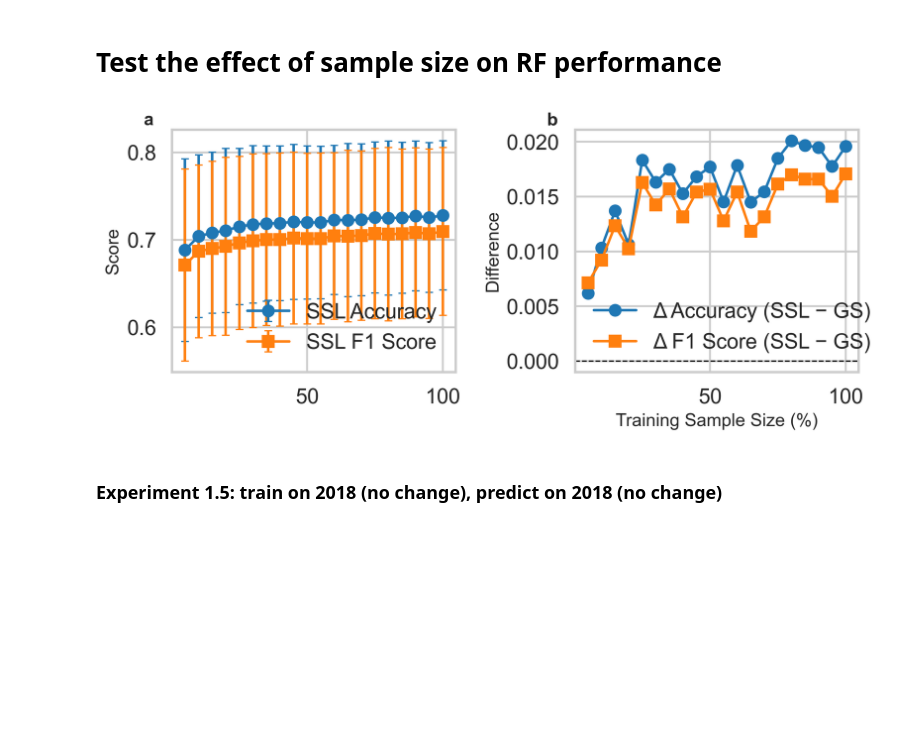
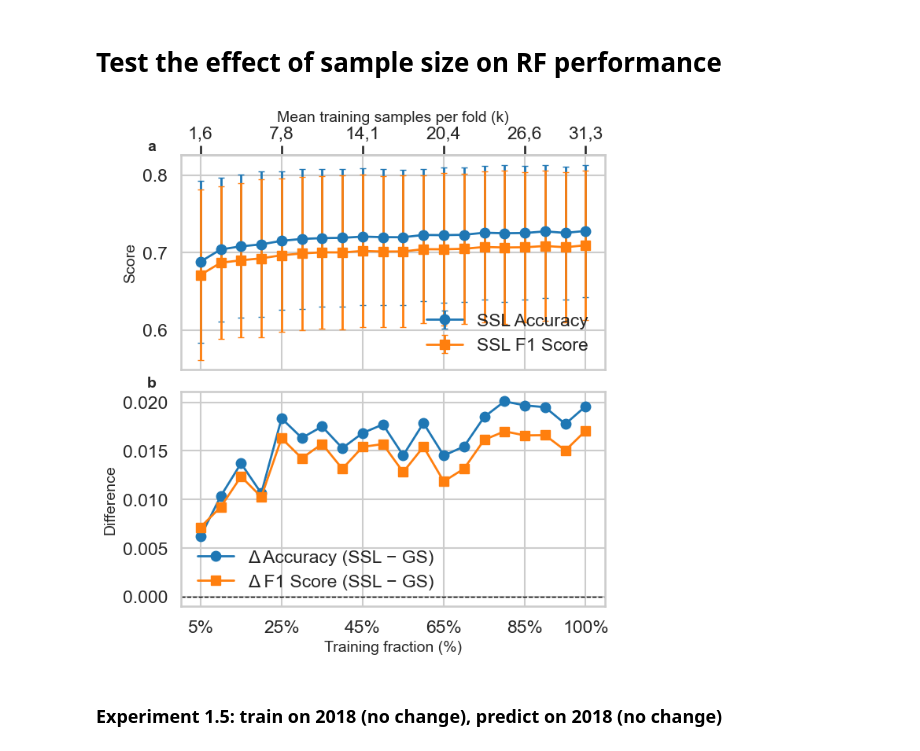
Before and after one commit to Geethen/hypinvalimap, a Jupyter notebook: code/LUCAS/Landsat_experiments_22082025.ipynb, the cells around one changed output. Saved outputs shown, nothing was run; the diff lists cells and outputs as text; code cells hidden in the pictures; blank space fills up the shorter version.

Commit message:
updated figs and uploaded wessels exp3 data

```diff
--- a/code/LUCAS/Landsat_experiments_22082025.ipynb
+++ b/code/LUCAS/Landsat_experiments_22082025.ipynb
@@ -3591,45 +3679,103 @@ results_df = pd.DataFrame(results)
+# %%
+results_df = pd.DataFrame(results)
 # %%
 # ======================================================
-# Publication-quality plot
+# Publication-quality plot with switched x-axes
 # ======================================================
+import matplotlib.pyplot as plt
+import seaborn as sns
+import numpy as np
+
 sns.set_context("talk")
 sns.set_style("whitegrid")
 
-fig, axes = plt.subplots(1, 2, figsize=(9, 4), sharex=True)
+fig, axes = plt.subplots(
+    2, 1, figsize=(6.5, 7), sharex=True, constrained_layout=True
+)
 
-# --- Panel (a): SSL Accuracy and F1 ---
+# ------------------------------------------------------
+# X values
+# ------------------------------------------------------
+x_frac = results_df["fraction"].values * 100      # primary axis (%)
+x_n = results_df["ssl_n_mean"].values              # secondary axis (N)
+
+# Sparse ticks + force 100%
+tick_idx = np.unique(
+    np.r_[np.arange(0, len(x_frac), 4), len(x_frac) - 1]
+)
+
+frac_ticks = x_frac[tick_idx]
+n_ticks = x_n[tick_idx]
+
+# ------------------------------------------------------
+# Panel (a): SSL Accuracy and F1
+# ------------------------------------------------------
 axes[0].errorbar(
-    results_df['fraction']*100, results_df['ssl_acc_mean'],
-    yerr=results_df['ssl_acc_std'], fmt='-o', capsize=3, lw=2, label="SSL Accuracy"
+    x_frac, results_df["ssl_acc_mean"],
+    yerr=results_df["ssl_acc_std"],
+    fmt="-o", capsize=3, lw=2, label="SSL Accuracy"
 )
+
 axes[0].errorbar(
-    results_df['fraction']*100, results_df['ssl_f1_mean'],
-    yerr=results_df['ssl_f1_std'], fmt='-s', capsize=3, lw=2, label="SSL F1 Score"
+    x_frac, results_df["ssl_f1_mean"],
+    yerr=results_df["ssl_f1_std"],
+    fmt="-s", capsize=3, lw=2, label="SSL F1 Score"
 )
+
 axes[0].set_ylabel("Score", fontsize=14)
 axes[0].legend(frameon=False)
-axes[0].text(-0.1, 1.02, "a", transform=axes[0].transAxes, fontsize=14, fontweight='bold')
+axes[0].text(
+    -0.08, 1.02, "a",
+    transform=axes[0].transAxes,
+    fontsize=14, fontweight="bold"
+)
 
-# --- Panel (b): Difference SSL − Gold Standard ---
+# ------------------------------------------------------
+# Panel (b): Difference SSL − Gold Standard
+# ------------------------------------------------------
 axes[1].plot(
-    results_df['fraction']*100, results_df['acc_diff'],
-    marker='o', lw=2, label="Δ Accuracy (SSL − GS)"
+    x_frac, results_df["acc_diff"],
+    marker="o", lw=2, label="Δ Accuracy (SSL − GS)"
 )
+
 axes[1].plot(
-    results_df['fraction']*100, results_df['f1_diff'],
-    marker='s', lw=2, label="Δ F1 Score (SSL − GS)"
+    x_frac, results_df["f1_diff"],
+    marker="s", lw=2, label="Δ F1 Score (SSL − GS)"
 )
-axes[1].axhline(0, color='black', linestyle='--', lw=1)
-axes[1].set_xlabel("Training Sample Size (%)", fontsize=14)
+
+axes[1].axhline(0, color="black", linestyle="--", lw=1)
 axes[1].set_ylabel("Difference", fontsize=14)
+axes[1].set_xlabel("Training fraction (%)", fontsize=14)
 axes[1].legend(frameon=False)
-axes[1].text(-0.1, 1.02, "b", transform=axes[1].transAxes, fontsize=14, fontweight='bold')
+axes[1].text(
+    -0.08, 1.02, "b",
+    transform=axes[1].transAxes,
+    fontsize=14, fontweight="bold"
+)
 
-plt.tight_layout()
-# plt.savefig("ssl_vs_gs_f1_accuracy_panels.png", dpi=300, bbox_inches="tight")
+# ------------------------------------------------------
+# Bottom x-axis ticks: fraction (%)
+# ------------------------------------------------------
+axes[1].set_xticks(frac_ticks)
+axes[1].set_xticklabels([f"{int(f)}%" for f in frac_ticks])
+
+# ------------------------------------------------------
+# Secondary x-axis (top): mean training samples
+# ------------------------------------------------------
+secax = axes[0].secondary_xaxis("top")
+secax.set_xticks(frac_ticks)
+secax.set_xticklabels(
+    [f"{n/1000:.1f}".replace(".", ",") for n in n_ticks]
+)
+secax.set_xlabel("Mean training samples per fold (k)", fontsize=14)
+
+# ------------------------------------------------------
+# Render
+# ------------------------------------------------------
+plt.savefig("ssl_vs_gs_switched_xaxes.png", dpi=300, bbox_inches="tight")
 plt.show()
 # %% [output]
-[figure, old version]
+[figure, new version]
 # %% [markdown]
 ### Experiment 1.5: train on 2018 (no change), predict on 2018 (no change)
 # %% [markdown]
```
Also changed, not shown: parts of 3 cells of this notebook, 7 other files.
